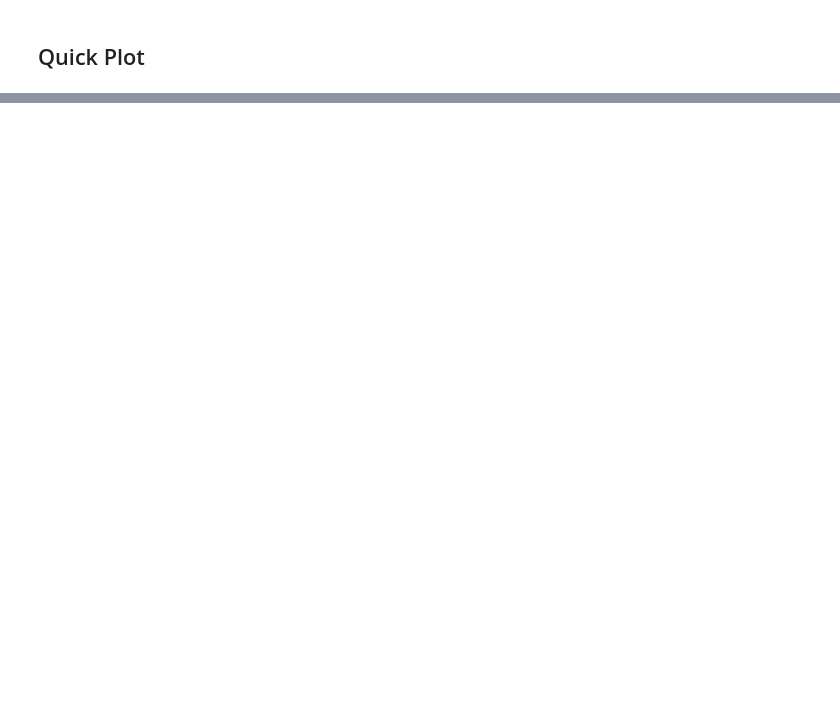
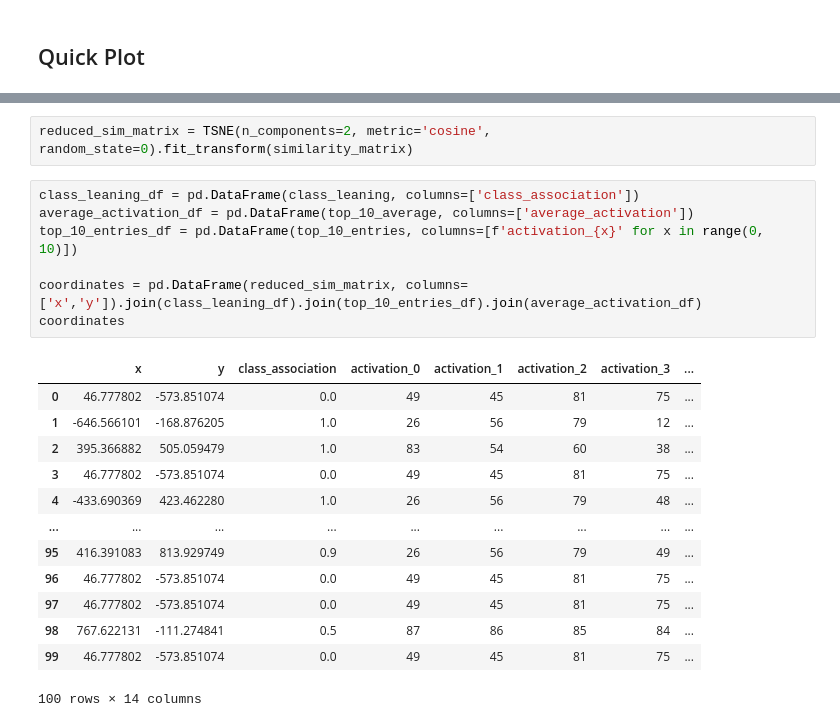
Before and after one commit to c1014695Newcastle/PyTorchJacard, a Jupyter notebook: Model_WORKING.ipynb, the cells around one changed output, grey strips where cells are left out. Saved outputs shown, nothing was run; the diff lists cells and outputs as text; blank space fills up the shorter version.

```diff
--- a/Model_WORKING.ipynb
+++ b/Model_WORKING.ipynb
@@ -434,0 +524,23 @@ shap_values_2d_df.plot.scatter(
+# %%
+reduced_sim_matrix = TSNE(n_components=2, metric='cosine', random_state=0).fit_transform(similarity_matrix)
+# %%
+class_leaning_df = pd.DataFrame(class_leaning, columns=['class_association'])
+average_activation_df = pd.DataFrame(top_10_average, columns=['average_activation'])
+top_10_entries_df = pd.DataFrame(top_10_entries, columns=[f'activation_{x}' for x in range(0, 10)])
+
+coordinates = pd.DataFrame(reduced_sim_matrix, columns=['x','y']).join(class_leaning_df).join(top_10_entries_df).join(average_activation_df)
+coordinates
+# %% [output]
+|  | x | y | class_association | activation_0 | activation_1 | activation_2 | activation_3 | ... |
+| 0 | 46.777802 | -573.851074 | 0.0 | 49 | 45 | 81 | 75 | ... |
+| 1 | -646.566101 | -168.876205 | 1.0 | 26 | 56 | 79 | 12 | ... |
+| 2 | 395.366882 | 505.059479 | 1.0 | 83 | 54 | 60 | 38 | ... |
+| 3 | 46.777802 | -573.851074 | 0.0 | 49 | 45 | 81 | 75 | ... |
+| 4 | -433.690369 | 423.462280 | 1.0 | 26 | 56 | 79 | 48 | ... |
+| ... | ... | ... | ... | ... | ... | ... | ... | ... |
+| 95 | 416.391083 | 813.929749 | 0.9 | 26 | 56 | 79 | 49 | ... |
+| 96 | 46.777802 | -573.851074 | 0.0 | 49 | 45 | 81 | 75 | ... |
+| 97 | 46.777802 | -573.851074 | 0.0 | 49 | 45 | 81 | 75 | ... |
+| 98 | 767.622131 | -111.274841 | 0.5 | 87 | 86 | 85 | 84 | ... |
+| 99 | 46.777802 | -573.851074 | 0.0 | 49 | 45 | 81 | 75 | ... |
+100 rows × 14 columns
```
Also changed, not shown: parts of 38 cells of this notebook, 2 other files.
